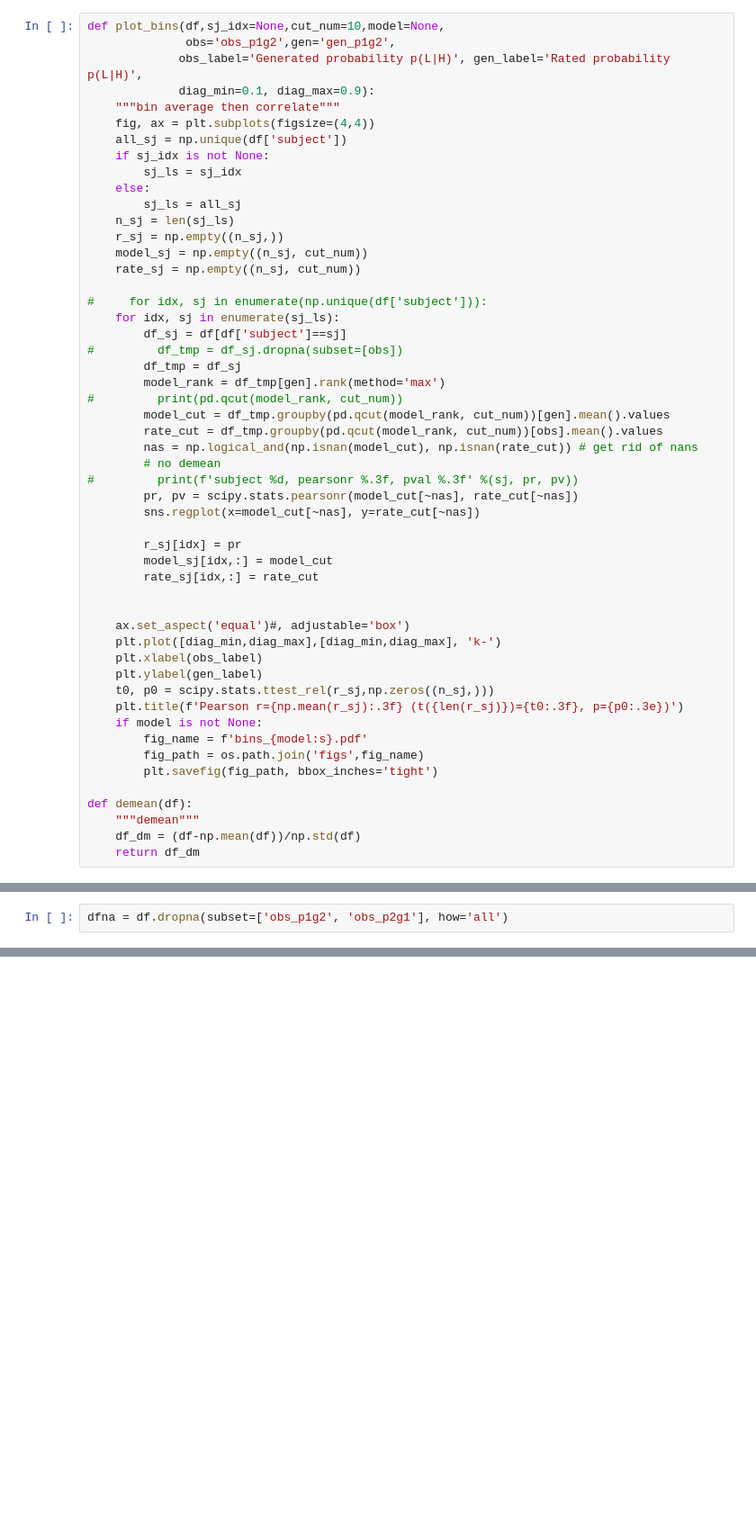
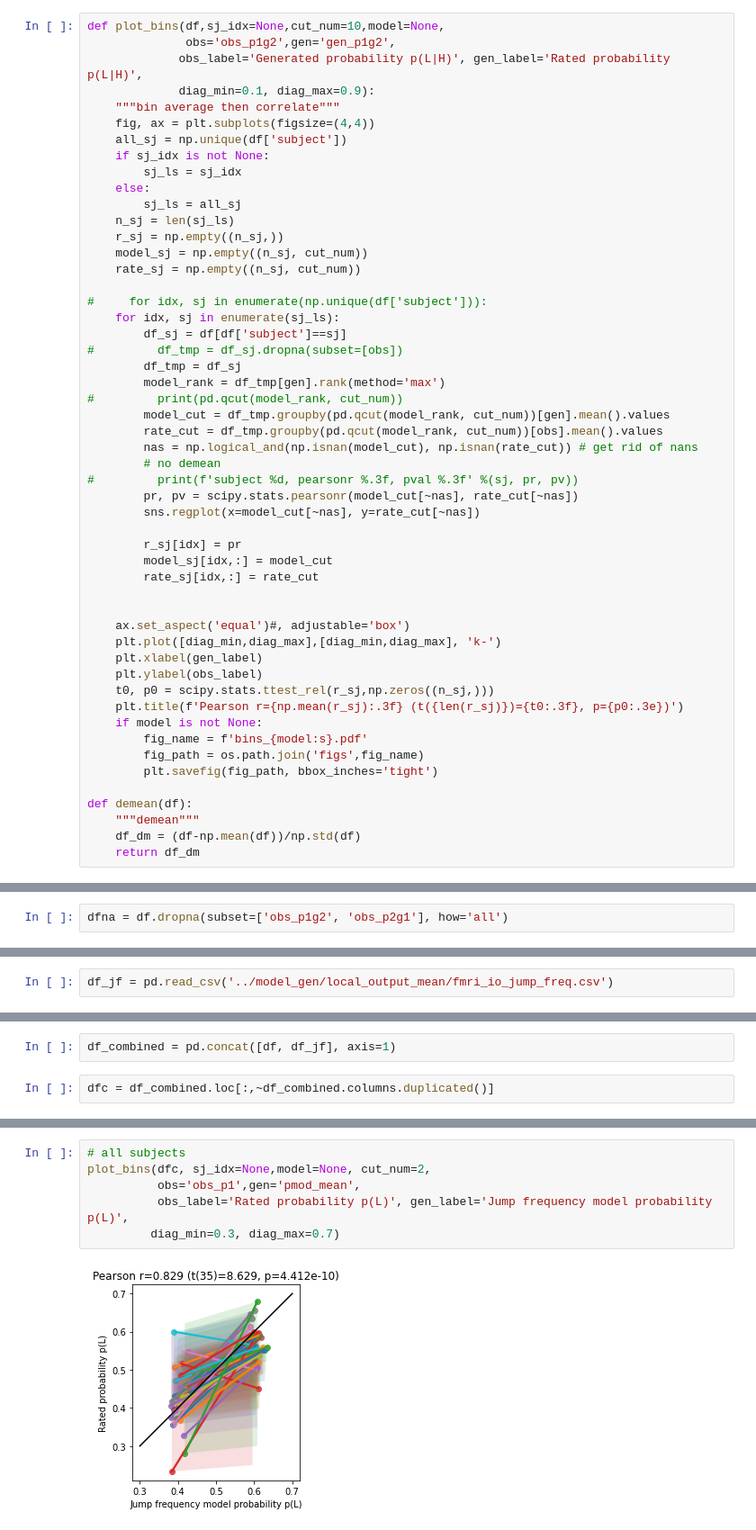
Before and after one commit to NoxLab-cam/tsl_paper, a Jupyter notebook: imaging_plot/visualise_additional.ipynb, the cells around one changed output, grey strips where cells are left out. Shown at 90% size. Drawn from its saved outputs; the diff is of its cells as text; blank space fills up the shorter version.

```diff
--- a/imaging_plot/visualise_additional.ipynb
+++ b/imaging_plot/visualise_additional.ipynb
@@ -100,8 +117,8 @@ def plot_bins(df,sj_idx=None,cut_num=10,model=None,
 
     ax.set_aspect('equal')#, adjustable='box')
     plt.plot([diag_min,diag_max],[diag_min,diag_max], 'k-')
-    plt.xlabel(obs_label)
-    plt.ylabel(gen_label)
+    plt.xlabel(gen_label)
+    plt.ylabel(obs_label)
     t0, p0 = scipy.stats.ttest_rel(r_sj,np.zeros((n_sj,)))
     plt.title(f'Pearson r={np.mean(r_sj):.3f} (t({len(r_sj)})={t0:.3f}, p={p0:.3e})')
     if model is not None:
@@ -145,0 +165,2 @@ See the caveats in the documentation: https://pandas.pydata.org/pandas-docs/stab
+# %%
+df_jf = pd.read_csv('../model_gen/local_output_mean/fmri_io_jump_freq.csv')
@@ -145,0 +173,4 @@ See the caveats in the documentation: https://pandas.pydata.org/pandas-docs/stab
+# %%
+df_combined = pd.concat([df, df_jf], axis=1)
+# %%
+dfc = df_combined.loc[:,~df_combined.columns.duplicated()]
@@ -145,0 +181,8 @@ See the caveats in the documentation: https://pandas.pydata.org/pandas-docs/stab
+# %%
+# all subjects
+plot_bins(dfc, sj_idx=None,model=None, cut_num=2,
+          obs='obs_p1',gen='pmod_mean',
+          obs_label='Rated probability p(L)', gen_label='Jump frequency model probability p(L)',
+         diag_min=0.3, diag_max=0.7)
+# %% [output]
+[figure, added]
```
Also changed, not shown: parts of 26 cells of this notebook.
